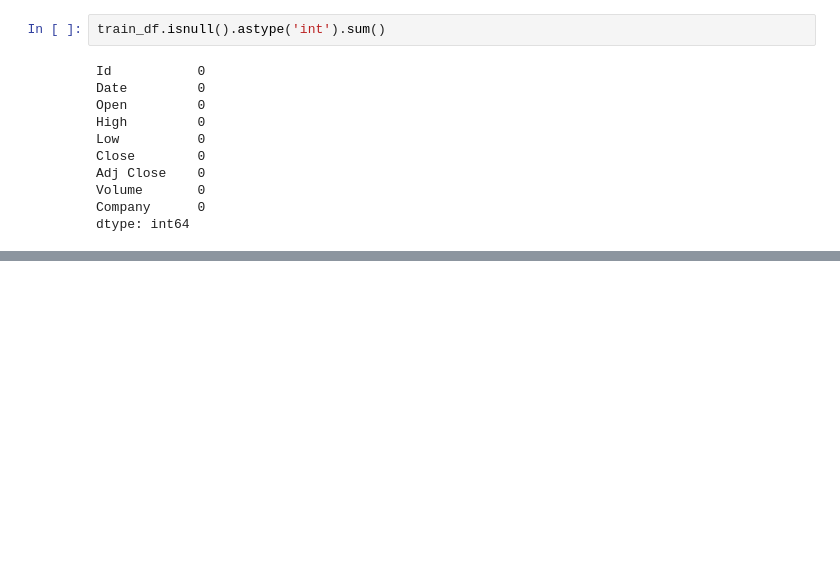
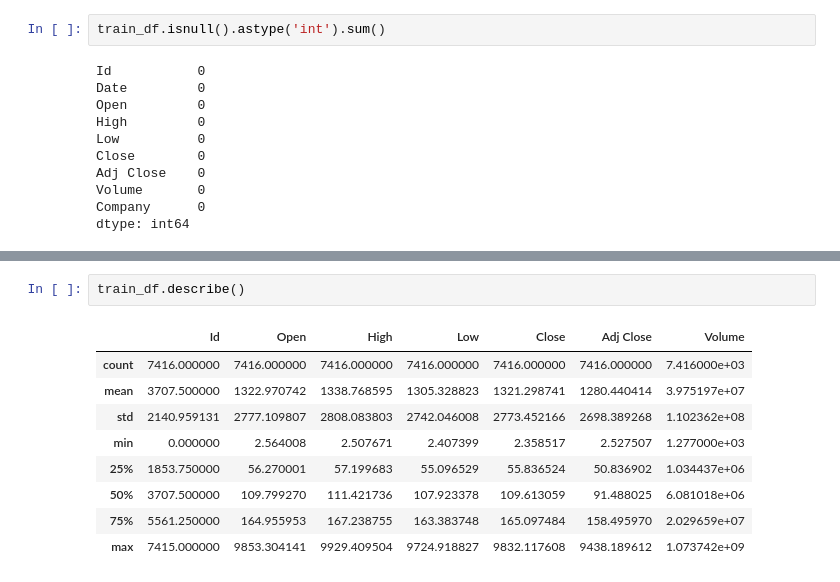
Before and after one commit to AlazarG19/Mosaic-Close-Price-Prediction-Kaggle-Competition, a Jupyter notebook: m24-cpp-eda-kernelridge-regressor.ipynb, the cells around one changed output, grey strips where cells are left out. Cells and saved outputs as stored; diff of their text form; blank space fills up the shorter version.

```diff
--- a/m24-cpp-eda-kernelridge-regressor.ipynb
+++ b/m24-cpp-eda-kernelridge-regressor.ipynb
@@ -37,0 +52,12 @@ dtype: int64
+# %%
+train_df.describe()
+# %% [output]
+|  | Id | Open | High | Low | Close | Adj Close | Volume |
+| count | 7416.000000 | 7416.000000 | 7416.000000 | 7416.000000 | 7416.000000 | 7416.000000 | 7.416000e+03 |
+| mean | 3707.500000 | 1322.970742 | 1338.768595 | 1305.328823 | 1321.298741 | 1280.440414 | 3.975197e+07 |
+| std | 2140.959131 | 2777.109807 | 2808.083803 | 2742.046008 | 2773.452166 | 2698.389268 | 1.102362e+08 |
+| min | 0.000000 | 2.564008 | 2.507671 | 2.407399 | 2.358517 | 2.527507 | 1.277000e+03 |
+| 25% | 1853.750000 | 56.270001 | 57.199683 | 55.096529 | 55.836524 | 50.836902 | 1.034437e+06 |
+| 50% | 3707.500000 | 109.799270 | 111.421736 | 107.923378 | 109.613059 | 91.488025 | 6.081018e+06 |
+| 75% | 5561.250000 | 164.955953 | 167.238755 | 163.383748 | 165.097484 | 158.495970 | 2.029659e+07 |
+| max | 7415.000000 | 9853.304141 | 9929.409504 | 9724.918827 | 9832.117608 | 9438.189612 | 1.073742e+09 |
```
Also changed, not shown: parts of 8 cells of this notebook.
